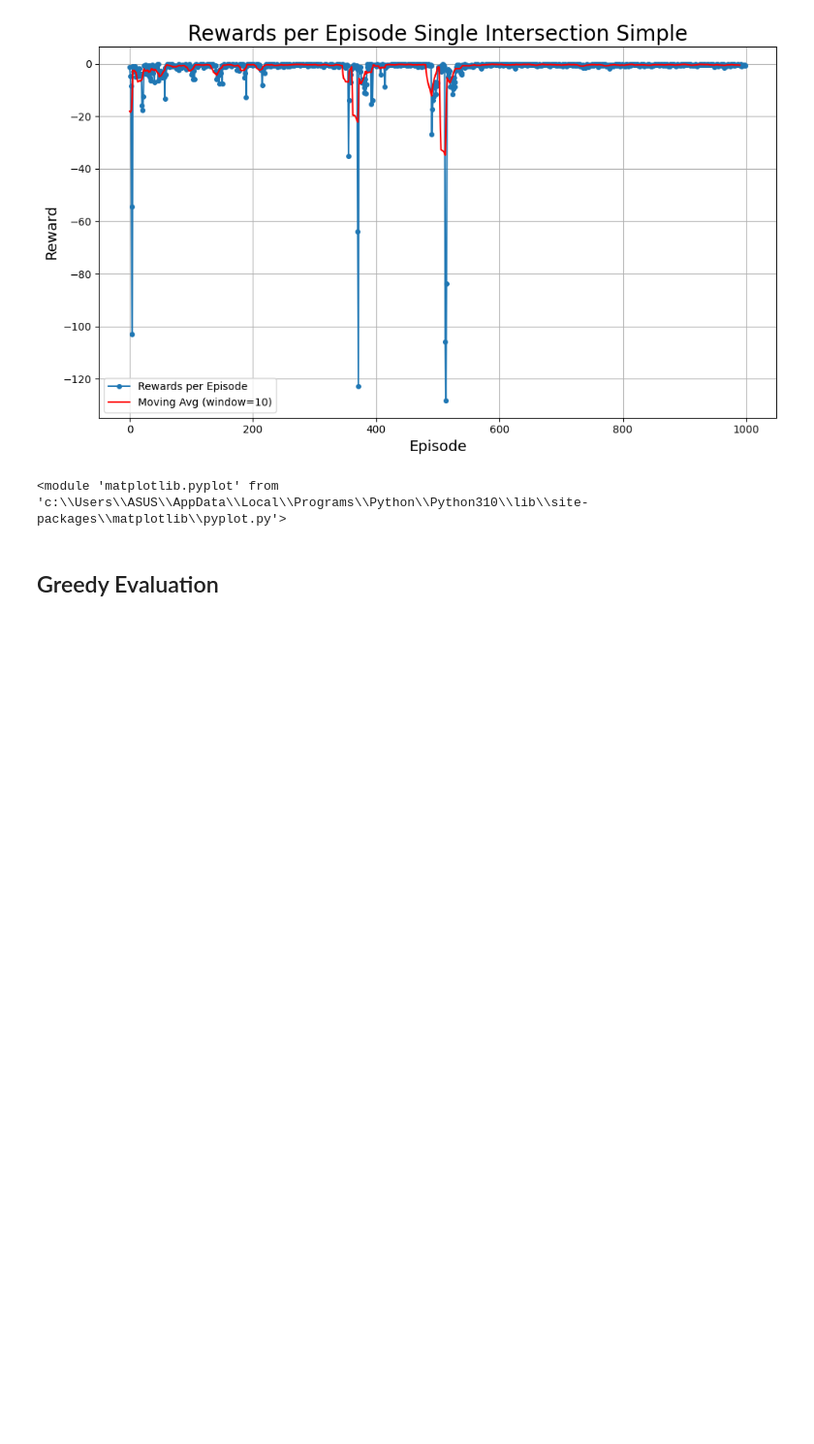
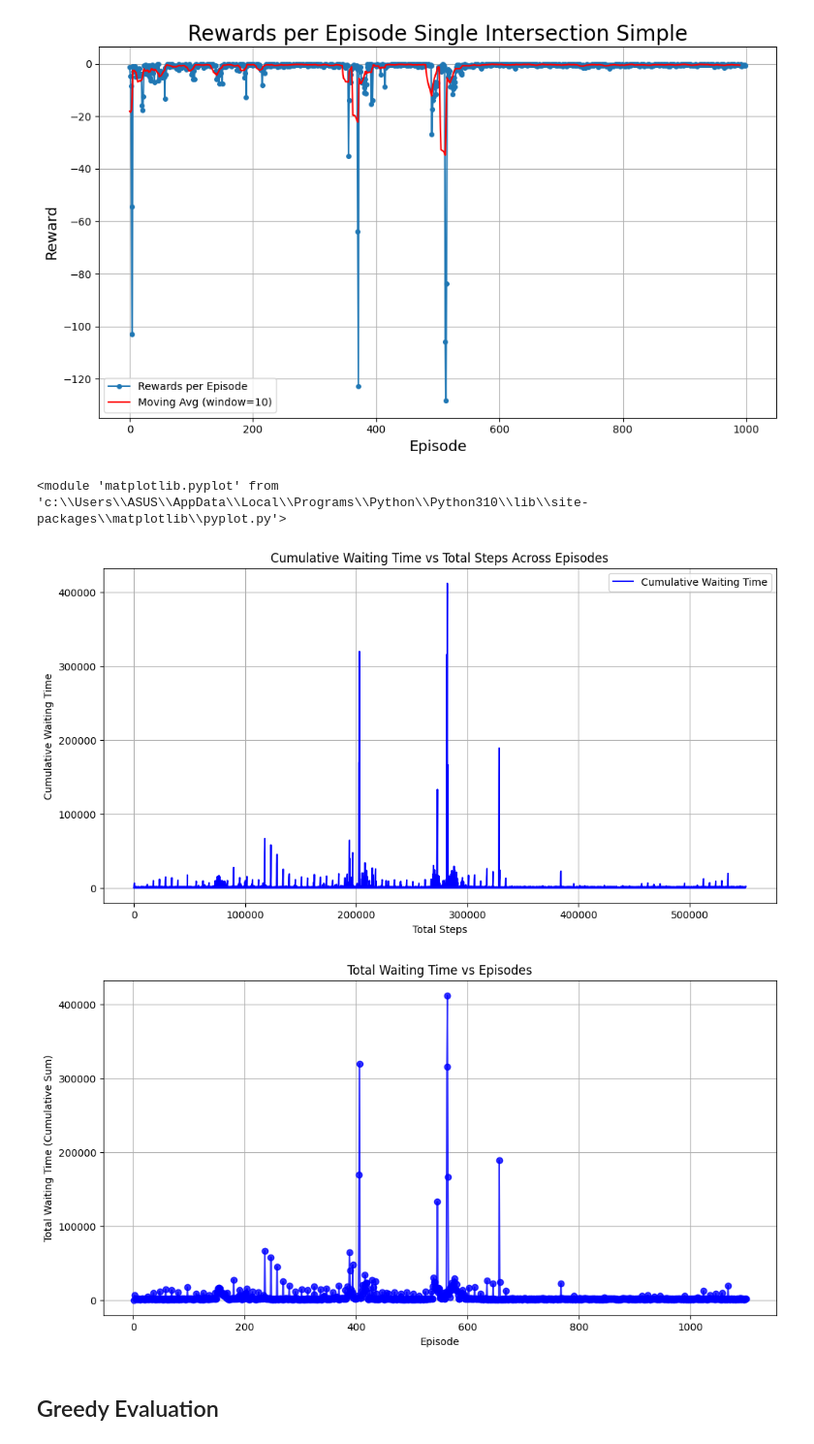
Before and after one commit to KhansaKhanam/ReinforcementLearning_FinalCourseProject, a Jupyter notebook: sumo_DQN.ipynb, the cells around one changed output. Shown at 97% size. Drawn from its saved outputs; the diff is of its cells as text; code cells hidden in the pictures; blank space fills up the shorter version.

```diff
--- a/sumo_DQN.ipynb
+++ b/sumo_DQN.ipynb
@@ -623,6 +710,12 @@ rewards_per_episode_plot_2(rewards_per_episode, 'Single Intersection Simple', ep
 Average Rewards: -1.79598
 [figure]
 <module 'matplotlib.pyplot' from 'c:\\Users\\ASUS\\AppData\\Local\\Programs\\Python\\Python310\\lib\\site-packages\\matplotlib\\pyplot.py'>
+# %%
+plot_results_csv_per_step(folder_path="nets/results_csv", plot_steps=True, plot_episodes=False)
+plot_results_csv_per_episode(folder_path="nets/results_csv")
+# %% [output]
+[figure, added]
+[figure, added]
 # %%
 torch.save(agent.q_network.state_dict(), 'sumo_dqn.pth')
 # %% [markdown]
```
Also changed, not shown: parts of 7 cells of this notebook, 5 other files.
